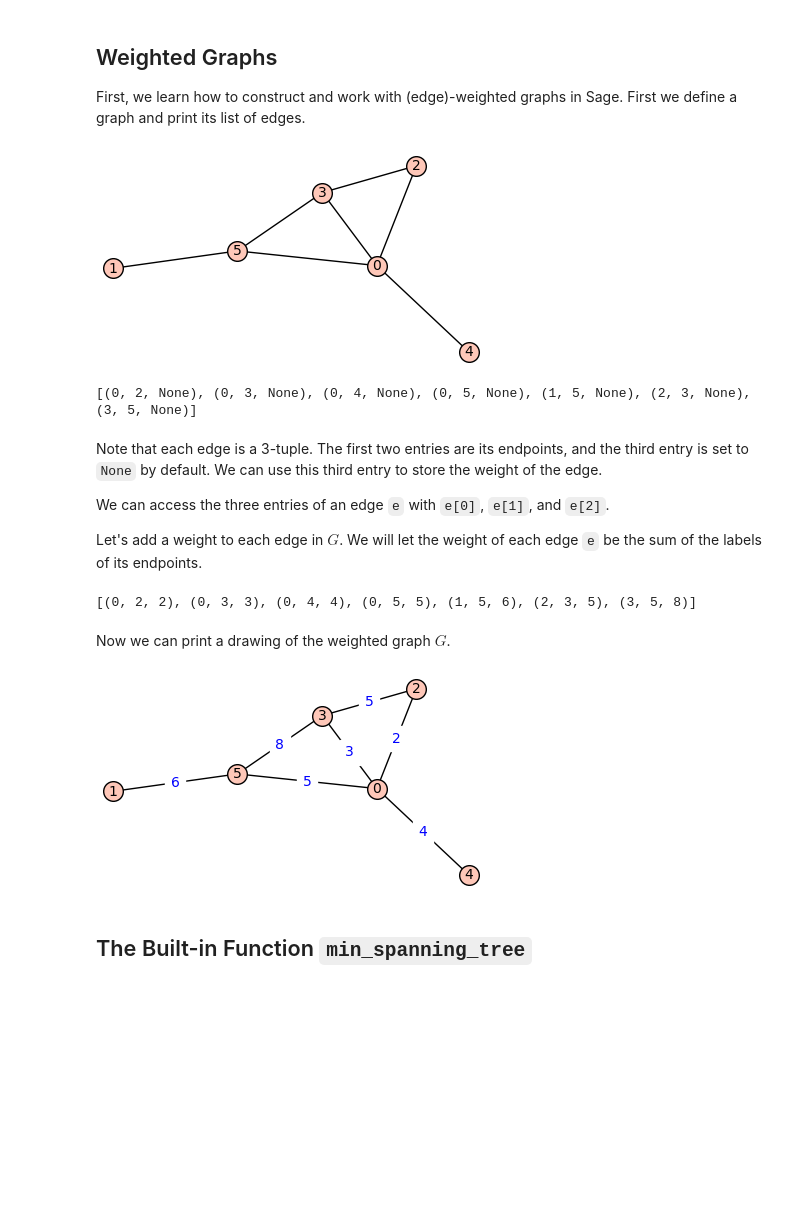
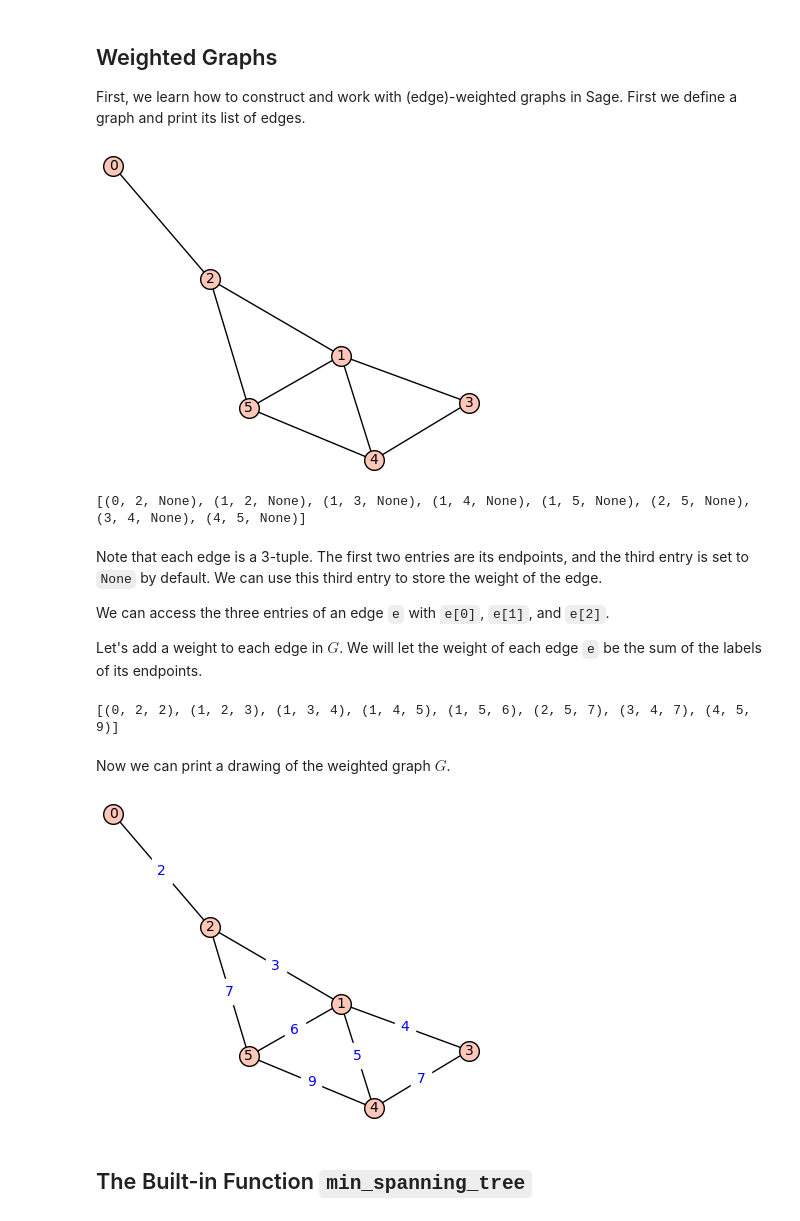
Before and after one commit to lgmol/BIRSGraphTheory, a Jupyter notebook: source/MinimumSpanningTree/MinimumSpanningTree.ipynb, the cells around one changed output. Cells and saved outputs as stored; diff of their text form; code cells hidden in the pictures; blank space fills up the shorter version.

```diff
--- a/source/MinimumSpanningTree/MinimumSpanningTree.ipynb
+++ b/source/MinimumSpanningTree/MinimumSpanningTree.ipynb
@@ -8,15 +8,15 @@ In this notebook, we will learn how to use the built-in function <code>min_spann
 First, we learn how to construct and work with (edge)-weighted graphs in Sage.  First we define a graph and print its list of edges.
 # %%
 n=6
-p=0.6
+p=0.5
 G = graphs.RandomGNP(n,p)
 while not G.is_connected():
     G = graphs.RandomGNP(n,p)
 G.show(save_pos=True)
 G.edges()
 # %% [output]
-[figure, old version]
+[figure, new version]
-[(0, 2, None), (0, 3, None), (0, 4, None), (0, 5, None), (1, 5, None), (2, 3, None), (3, 5, None)]
+[(0, 2, None), (1, 2, None), (1, 3, None), (1, 4, None), (1, 5, None), (2, 5, None), (3, 4, None), (4, 5, None)]
 # %% [markdown]
 Note that each edge is a 3-tuple.  The first two entries are its endpoints, and the third entry is set to <code>None</code> by default.  We can use this third entry to store the weight of the edge.
 
@@ -28,14 +28,14 @@ for e in G.edges():
     G.add_edge(e[0],e[1],e[0]+e[1])
 G.edges()
 # %% [output]
-[(0, 2, 2), (0, 3, 3), (0, 4, 4), (0, 5, 5), (1, 5, 6), (2, 3, 5), (3, 5, 8)]
+[(0, 2, 2), (1, 2, 3), (1, 3, 4), (1, 4, 5), (1, 5, 6), (2, 5, 7), (3, 4, 7), (4, 5, 9)]
 # %% [markdown]
 Now we can print a drawing of the weighted graph $G$.
 # %%
 plt = G.graphplot(edge_labels=True)  # Creates a plot object in which the edge weights will be shown
 plt.show()  # Displays the plot
 # %% [output]
-[figure, old version]
+[figure, new version]
 # %% [markdown]
 ## The Built-in Function <code>min_spanning_tree</code>
 # %% [markdown]
```
Also changed, not shown: parts of 6 cells of this notebook, 1 other file.
